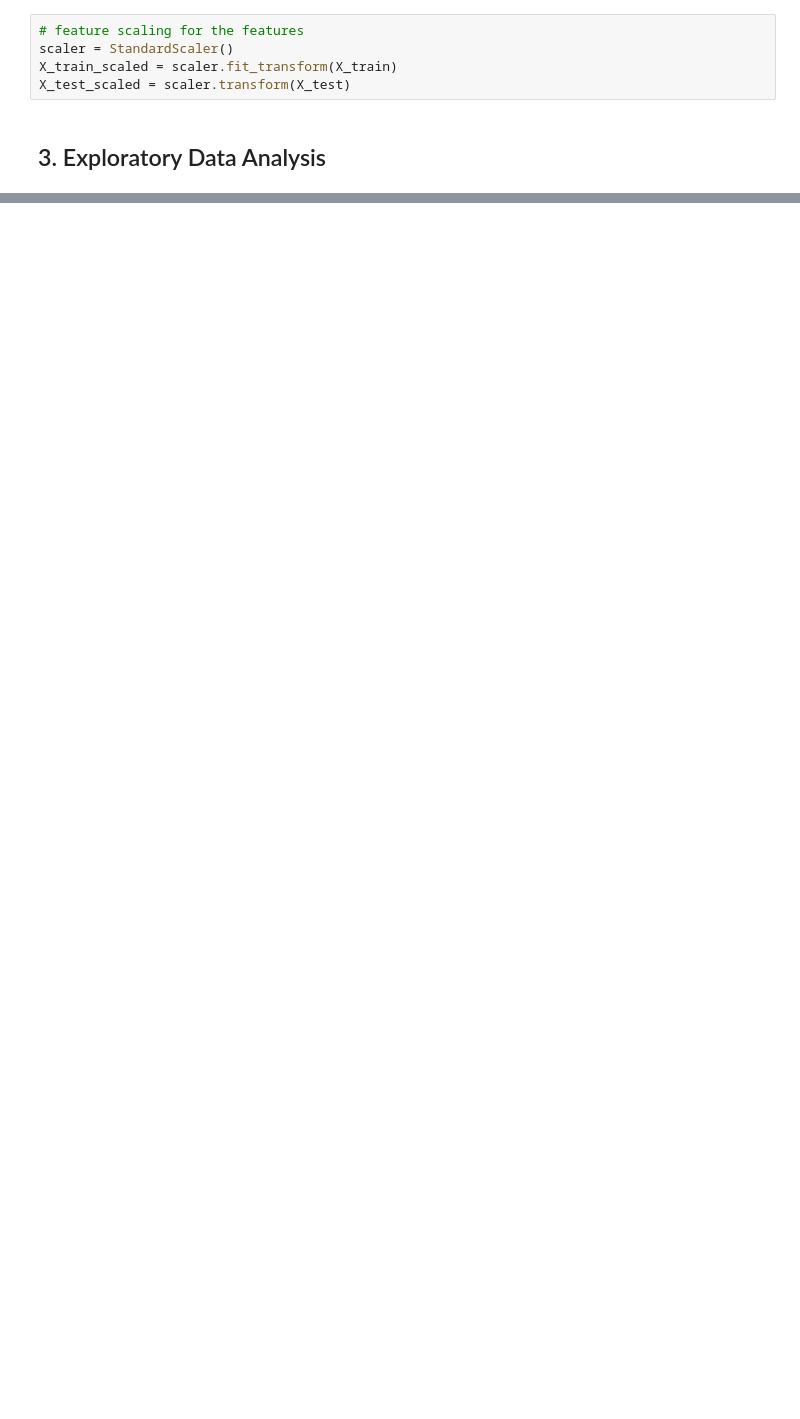
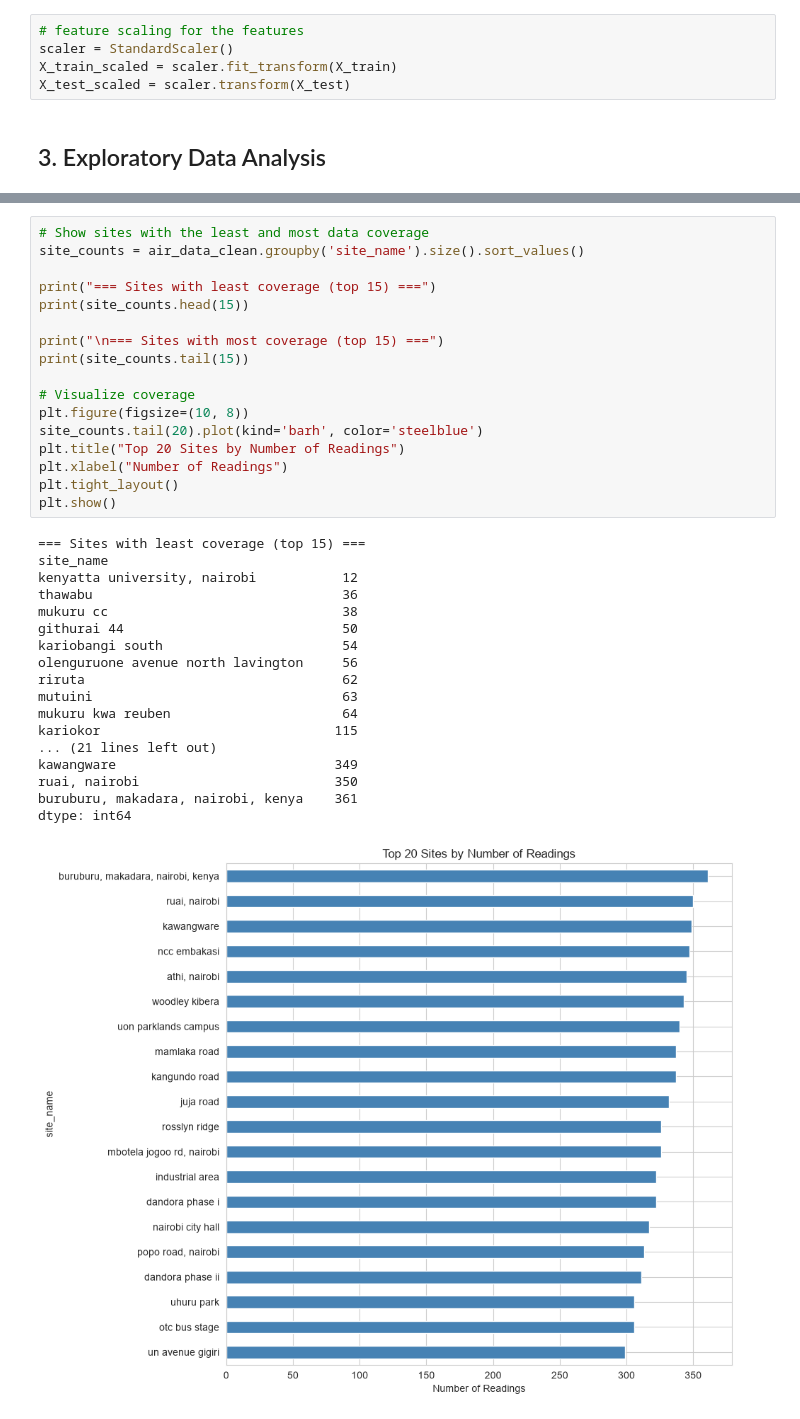
Before and after one commit to WillardDev/Air_Quality_Nairobi, a Jupyter notebook: Air_Quality.ipynb, the cells around one changed output, grey strips where cells are left out. Saved outputs shown, nothing was run; the diff lists cells and outputs as text; blank space fills up the shorter version.

```diff
--- a/Air_Quality.ipynb
+++ b/Air_Quality.ipynb
@@ -271,0 +368,36 @@ X_test_scaled = scaler.transform(X_test)
+# %%
+# Show sites with the least and most data coverage
+site_counts = air_data_clean.groupby('site_name').size().sort_values()
+
+print("=== Sites with least coverage (top 15) ===")
+print(site_counts.head(15))
+
+print("\n=== Sites with most coverage (top 15) ===")
+print(site_counts.tail(15))
+
+# Visualize coverage
+plt.figure(figsize=(10, 8))
+site_counts.tail(20).plot(kind='barh', color='steelblue')
+plt.title("Top 20 Sites by Number of Readings")
+plt.xlabel("Number of Readings")
+plt.tight_layout()
+plt.show()
+# %% [output]
+=== Sites with least coverage (top 15) ===
+site_name
+kenyatta university, nairobi           12
+thawabu                                36
+mukuru cc                              38
+githurai 44                            50
+kariobangi south                       54
+olenguruone avenue north lavington     56
+riruta                                 62
+mutuini                                63
+mukuru kwa reuben                      64
+kariokor                              115
+... (21 lines left out)
+kawangware                            349
+ruai, nairobi                         350
+buruburu, makadara, nairobi, kenya    361
+dtype: int64
+[figure, added]
```
Also changed, not shown: parts of 83 cells of this notebook, 7 other files.
